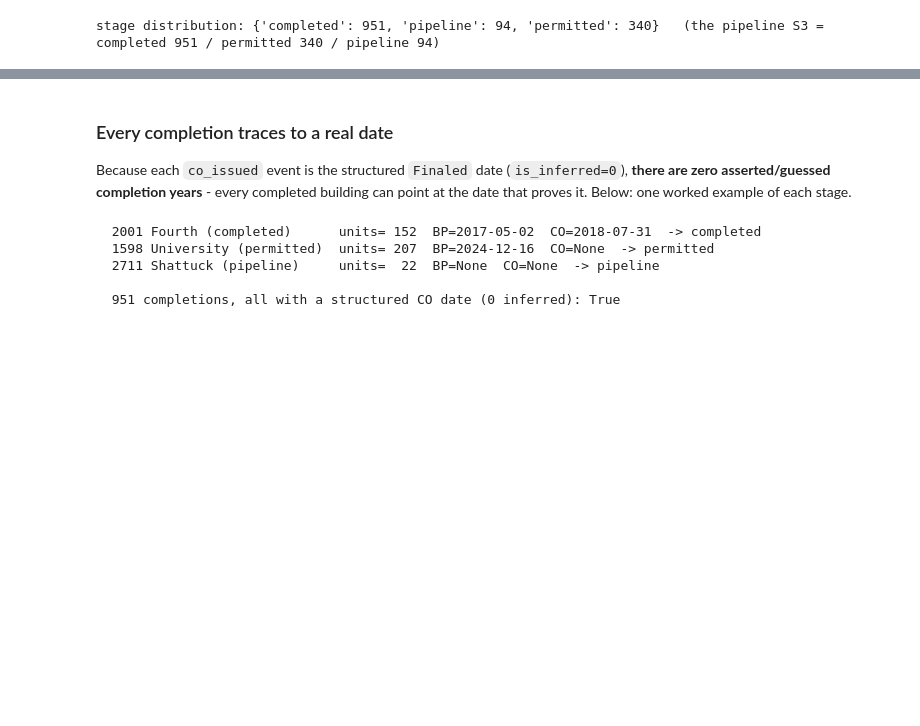
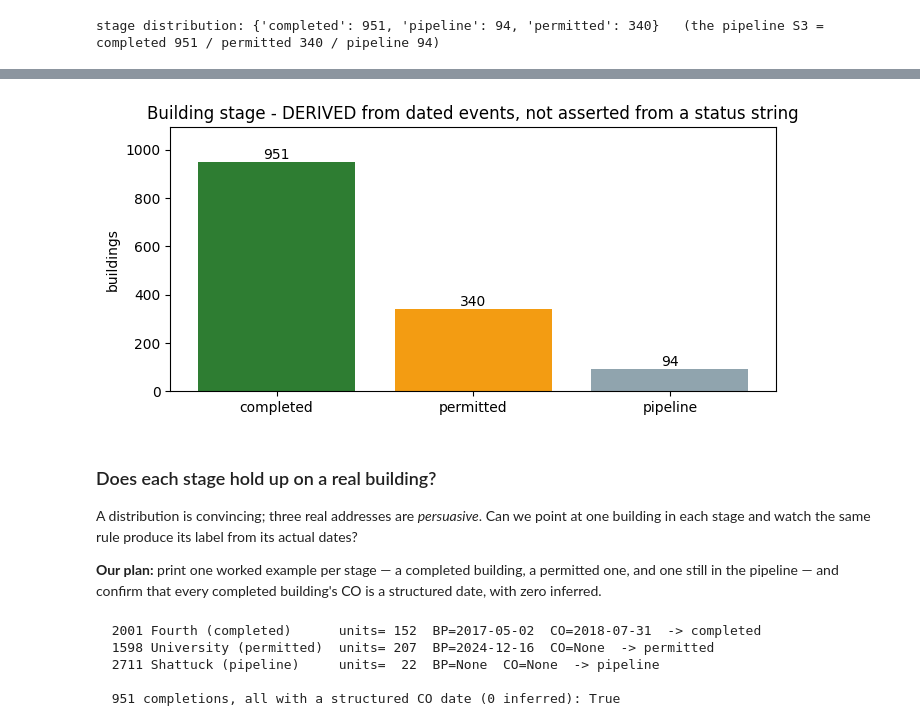
Before and after one commit to blockXblock/berkeley-housing-analysis, a Jupyter notebook: notebooks/curriculum/JN4_events_stage.ipynb, the cells around one changed output, grey strips where cells are left out. Cells and saved outputs as stored; diff of their text form; code cells hidden in the pictures; blank space fills up the shorter version.

```diff
--- a/notebooks/curriculum/JN4_events_stage.ipynb
+++ b/notebooks/curriculum/JN4_events_stage.ipynb
@@ -162,7 +235,24 @@ stage distribution: {'completed': 951, 'pipeline': 94, 'permitted': 340}   (the
+# %%
+import matplotlib.pyplot as plt
+# draw the DERIVED stage distribution - the chart reads the computed dist, it does not recompute it
+_order  = ['completed', 'permitted', 'pipeline']
+_colors = {'completed': '#2e7d32', 'permitted': '#f39c12', 'pipeline': '#90a4ae'}
+_vals   = [dist.get(s, 0) for s in _order]
+fig, ax = plt.subplots(figsize=(7, 3.4))
+bars = ax.bar(_order, _vals, color=[_colors[s] for s in _order])
+for b, v in zip(bars, _vals):                       # label each bar with its count
+    ax.text(b.get_x() + b.get_width() / 2, v, f'{v:,}', ha='center', va='bottom')
+ax.set_title('Building stage - DERIVED from dated events, not asserted from a status string')
+ax.set_ylabel('buildings'); ax.set_ylim(0, max(_vals) * 1.15)
+plt.tight_layout(); plt.show()
+# %% [output]
+[figure, added]
 # %% [markdown]
-### Every completion traces to a real date
+### Does each stage hold up on a real building?
 
-Because each `co_issued` event is the structured `Finaled` date (`is_inferred=0`), **there are zero asserted/guessed completion years** - every completed building can point at the date that proves it. Below: one worked example of each stage.
+A distribution is convincing; three real addresses are *persuasive*. Can we point at one building in each stage and watch the same rule produce its label from its actual dates?
+
+**Our plan:** print one worked example per stage — a completed building, a permitted one, and one still in the pipeline — and confirm that every completed building's CO is a structured date, with zero inferred.
 # %%
 def show(name, addr):
     k = normalize_address(addr); b = spine[(k.number, k.street, k.stype)]
```
Also changed, not shown: parts of 14 cells of this notebook, 6 other files.
